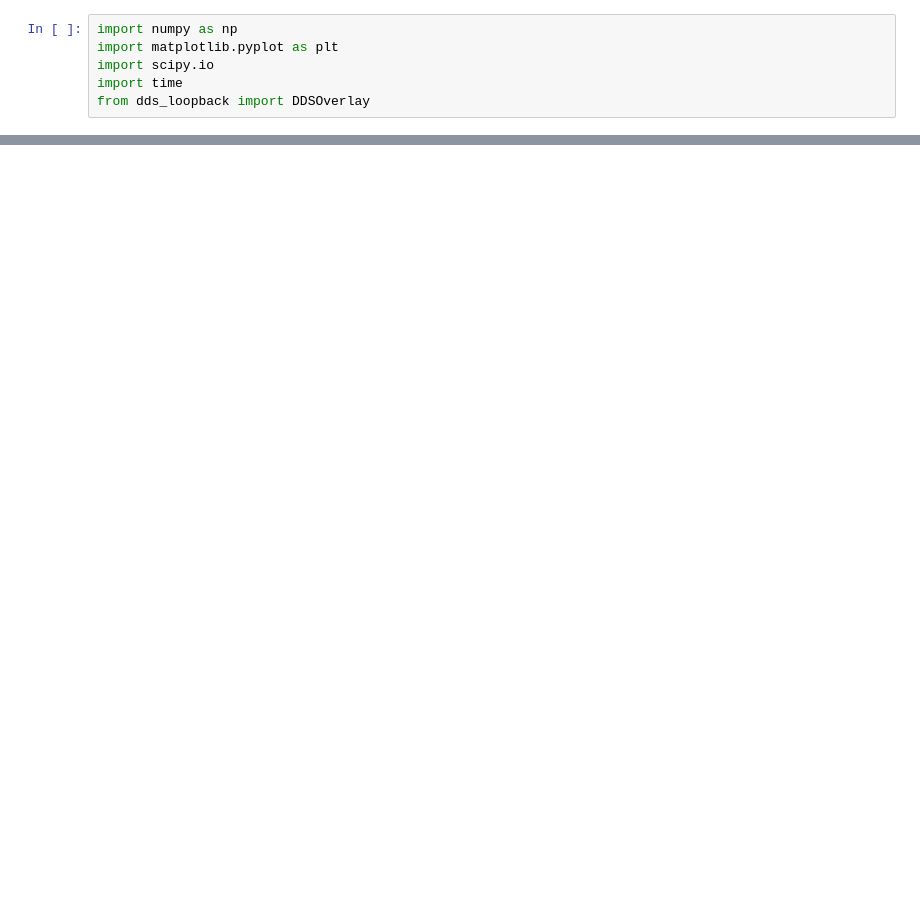
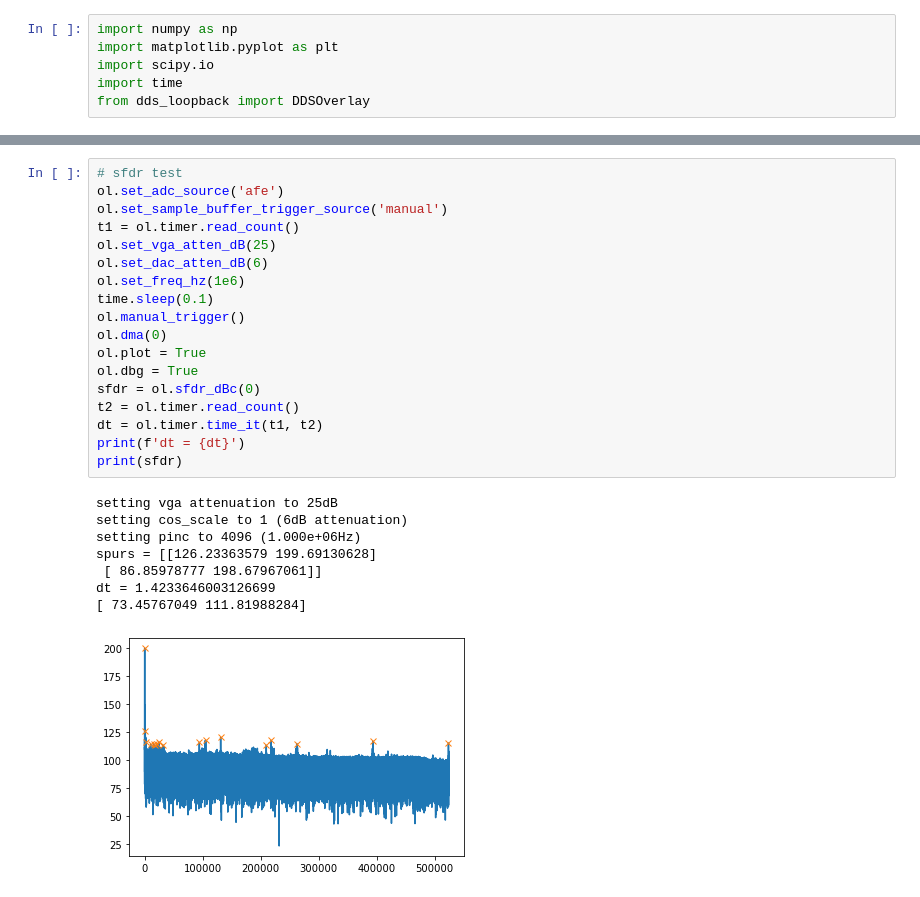
Before and after one commit to qnngroup/rfsoc_dds, a Jupyter notebook: pynq/dds_loopback_overlay.ipynb, the cells around one changed output, grey strips where cells are left out. Cells and saved outputs as stored; diff of their text form; blank space fills up the shorter version.

```diff
--- a/pynq/dds_loopback_overlay.ipynb
+++ b/pynq/dds_loopback_overlay.ipynb
@@ -9,2 +9,29 @@ ol = DDSOverlay(bitfile_name='hw/top_dac_feedthrough_dual_frontend_w_spi_trig_se
 # %% [output]
 loading bitfile hw/top_dac_feedthrough_dual_frontend_w_spi_trig_select.bit
+# %%
+# sfdr test
+ol.set_adc_source('afe')
+ol.set_sample_buffer_trigger_source('manual')
+t1 = ol.timer.read_count()
+ol.set_vga_atten_dB(25)
+ol.set_dac_atten_dB(6)
+ol.set_freq_hz(1e6)
+time.sleep(0.1)
+ol.manual_trigger()
+ol.dma(0)
+ol.plot = True
+ol.dbg = True
+sfdr = ol.sfdr_dBc(0)
+t2 = ol.timer.read_count()
+dt = ol.timer.time_it(t1, t2)
+print(f'dt = {dt}')
+print(sfdr)
+# %% [output]
+setting vga attenuation to 25dB
+setting cos_scale to 1 (6dB attenuation)
+setting pinc to 4096 (1.000e+06Hz)
+spurs = [[126.23363579 199.69130628]
+ [ 86.85978777 198.67967061]]
+dt = 1.4233646003126699
+[ 73.45767049 111.81988284]
+[figure, added]
```
Also changed, not shown: parts of 27 cells of this notebook, 1 other file.
